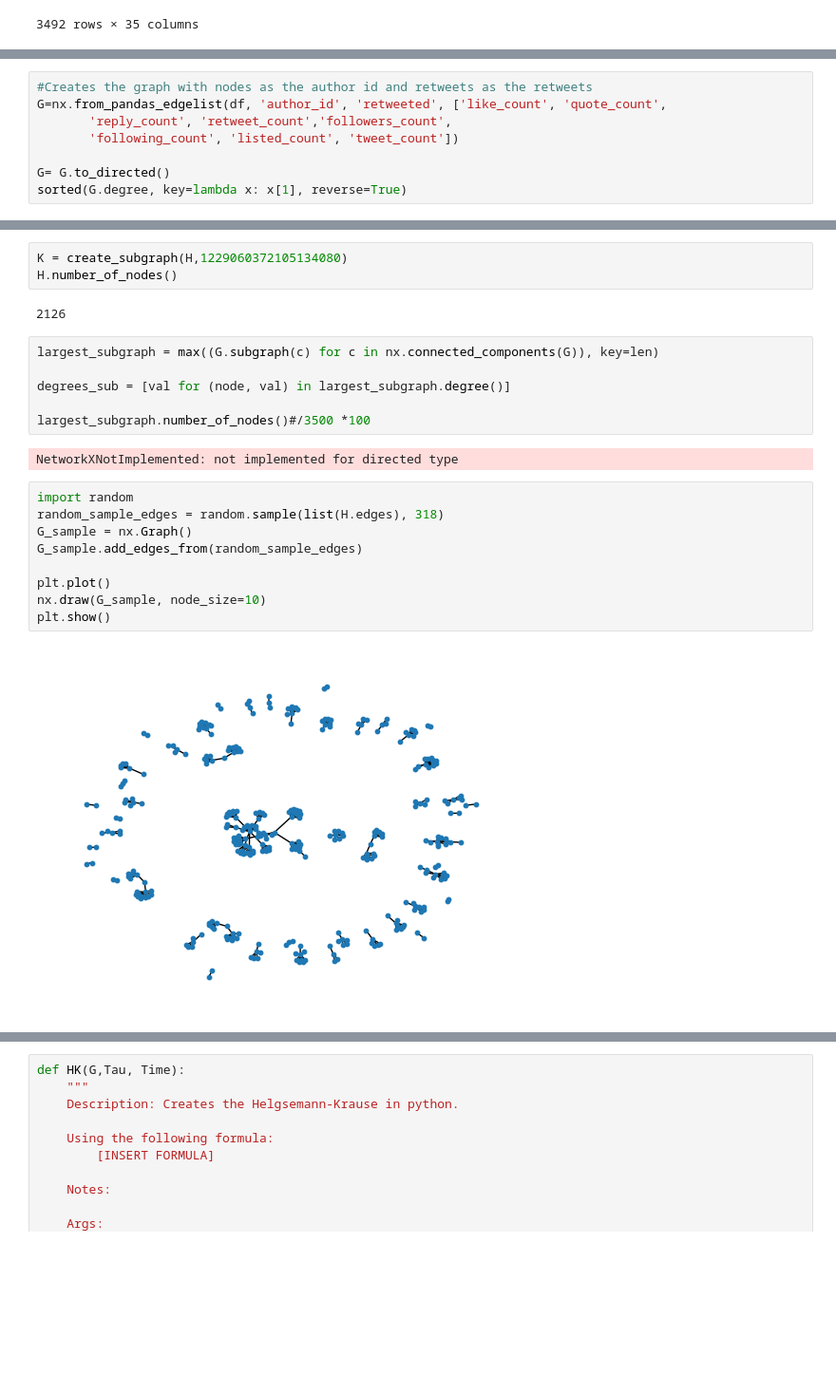
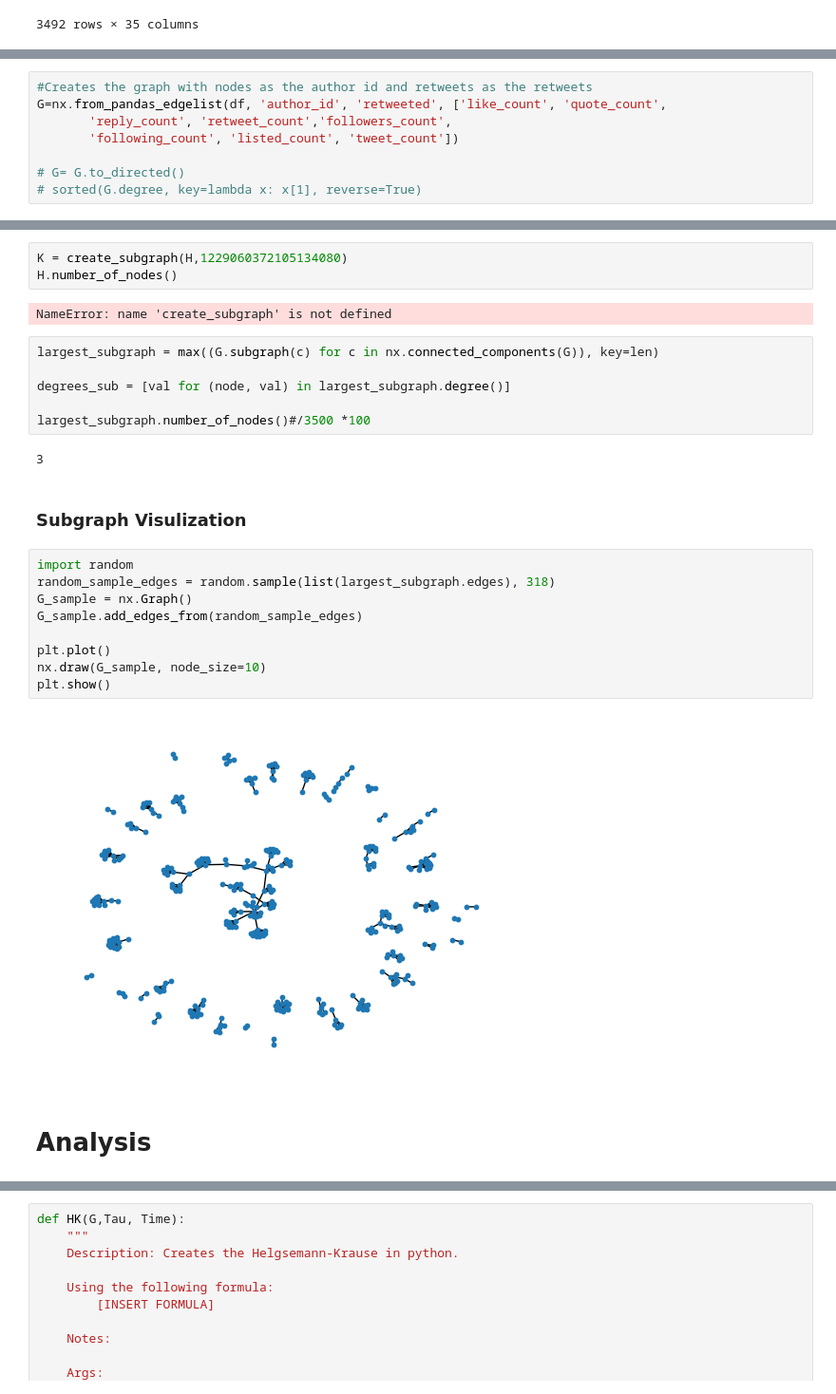
Before and after one commit to WDaugherty/Dominion_Voting_Analysis, a Jupyter notebook: network_creation_Random_Sample.ipynb, the cells around one changed output, grey strips where cells are left out. Shown at 95% size. Saved outputs shown, nothing was run; the diff lists cells and outputs as text; blank space fills up the shorter version.

```diff
--- a/network_creation_Random_Sample.ipynb
+++ b/network_creation_Random_Sample.ipynb
@@ -41,5 +48,5 @@ G=nx.from_pandas_edgelist(df, 'author_id', 'retweeted', ['like_count', 'quote_co
        'reply_count', 'retweet_count','followers_count',
        'following_count', 'listed_count', 'tweet_count'])
 
-G= G.to_directed()
-sorted(G.degree, key=lambda x: x[1], reverse=True)
+# G= G.to_directed()
+# sorted(G.degree, key=lambda x: x[1], reverse=True)
@@ -95,7 +68,7 @@ sorted(H.degree, key=lambda x: x[1], reverse=True)
 K = create_subgraph(H,1229060372105134080)
 H.number_of_nodes()
 # %% [output]
-2126
+NameError: name 'create_subgraph' is not defined
 # %%
 largest_subgraph = max((G.subgraph(c) for c in nx.connected_components(G)), key=len)
 
@@ -103,15 +76,19 @@ degrees_sub = [val for (node, val) in largest_subgraph.degree()]
 
 largest_subgraph.number_of_nodes()#/3500 *100
 # %% [output]
-NetworkXNotImplemented: not implemented for directed type
+3
+# %% [markdown]
+### Subgraph Visulization
 # %%
 import random
-random_sample_edges = random.sample(list(H.edges), 318)
+random_sample_edges = random.sample(list(largest_subgraph.edges), 318)
 G_sample = nx.Graph()
 G_sample.add_edges_from(random_sample_edges)
 
 plt.plot()
 nx.draw(G_sample, node_size=10)
 plt.show()
 # %% [output]
-[figure, old version]
+[figure, new version]
+# %% [markdown]
+# Analysis
```
Also changed, not shown: parts of 20 cells of this notebook, 2 other files.
